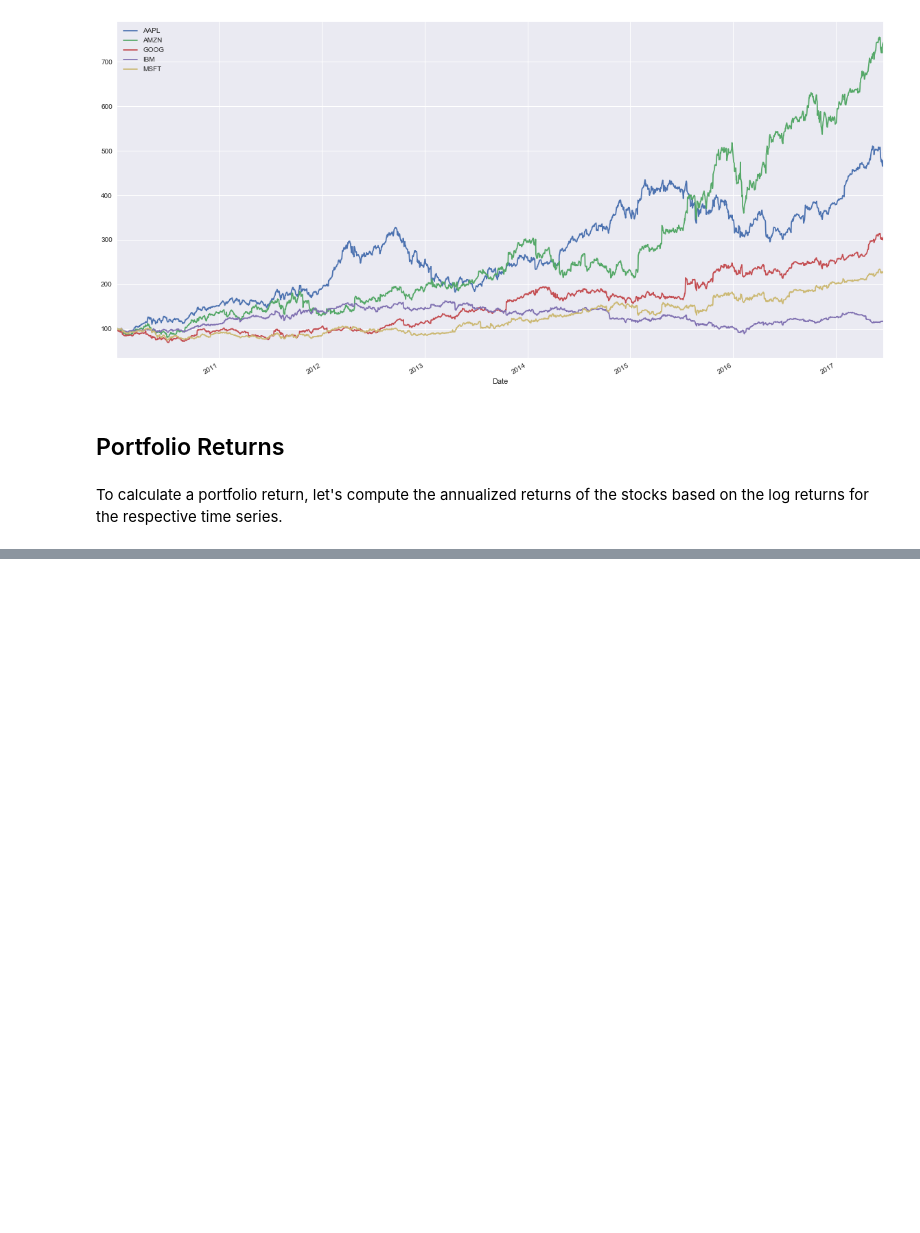
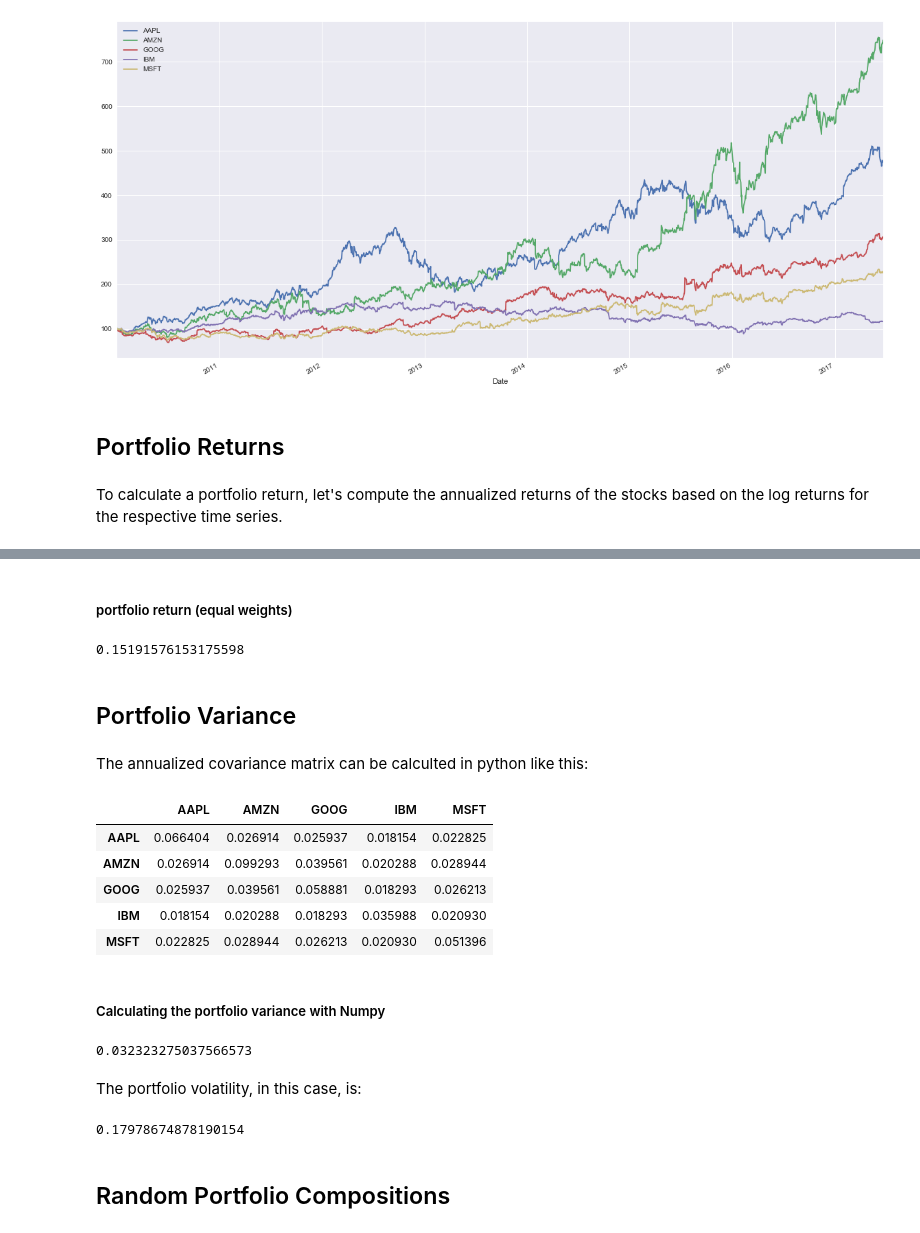
Before and after one commit to sanabasangare/data-visualization, a Jupyter notebook: fin_MPT.ipynb, the cells around one changed output, grey strips where cells are left out. Cells and saved outputs as stored; diff of their text form; code cells hidden in the pictures; blank space fills up the shorter version.

```diff
--- a/fin_MPT.ipynb
+++ b/fin_MPT.ipynb
@@ -70,0 +77,37 @@ dtype: float64
+# %% [markdown]
+##### portfolio return (equal weights)
+# %%
+np.dot(weights, rets)
+# %% [output]
+0.15191576153175598
+# %% [markdown]
+## Portfolio Variance
+# %% [markdown]
+The annualized covariance matrix can be calculted in python like this:
+# %%
+log_rets.cov() * 252
+# %% [output]
+|  | AAPL | AMZN | GOOG | IBM | MSFT |
+| AAPL | 0.066404 | 0.026914 | 0.025937 | 0.018154 | 0.022825 |
+| AMZN | 0.026914 | 0.099293 | 0.039561 | 0.020288 | 0.028944 |
+| GOOG | 0.025937 | 0.039561 | 0.058881 | 0.018293 | 0.026213 |
+| IBM | 0.018154 | 0.020288 | 0.018293 | 0.035988 | 0.020930 |
+| MSFT | 0.022825 | 0.028944 | 0.026213 | 0.020930 | 0.051396 |
+# %% [markdown]
+##### Calculating the portfolio variance with Numpy
+# %%
+pvar = np.dot(weights.T, np.dot(log_rets.cov() * 252, weights))
+
+pvar
+# %% [output]
+0.032323275037566573
+# %% [markdown]
+The portfolio volatility, in this case, is:
+# %%
+pvol = pvar ** 0.5
+
+pvol
+# %% [output]
+0.17978674878190154
+# %% [markdown]
+## Random Portfolio Compositions
```
Also changed, not shown: parts of 20 cells of this notebook.
